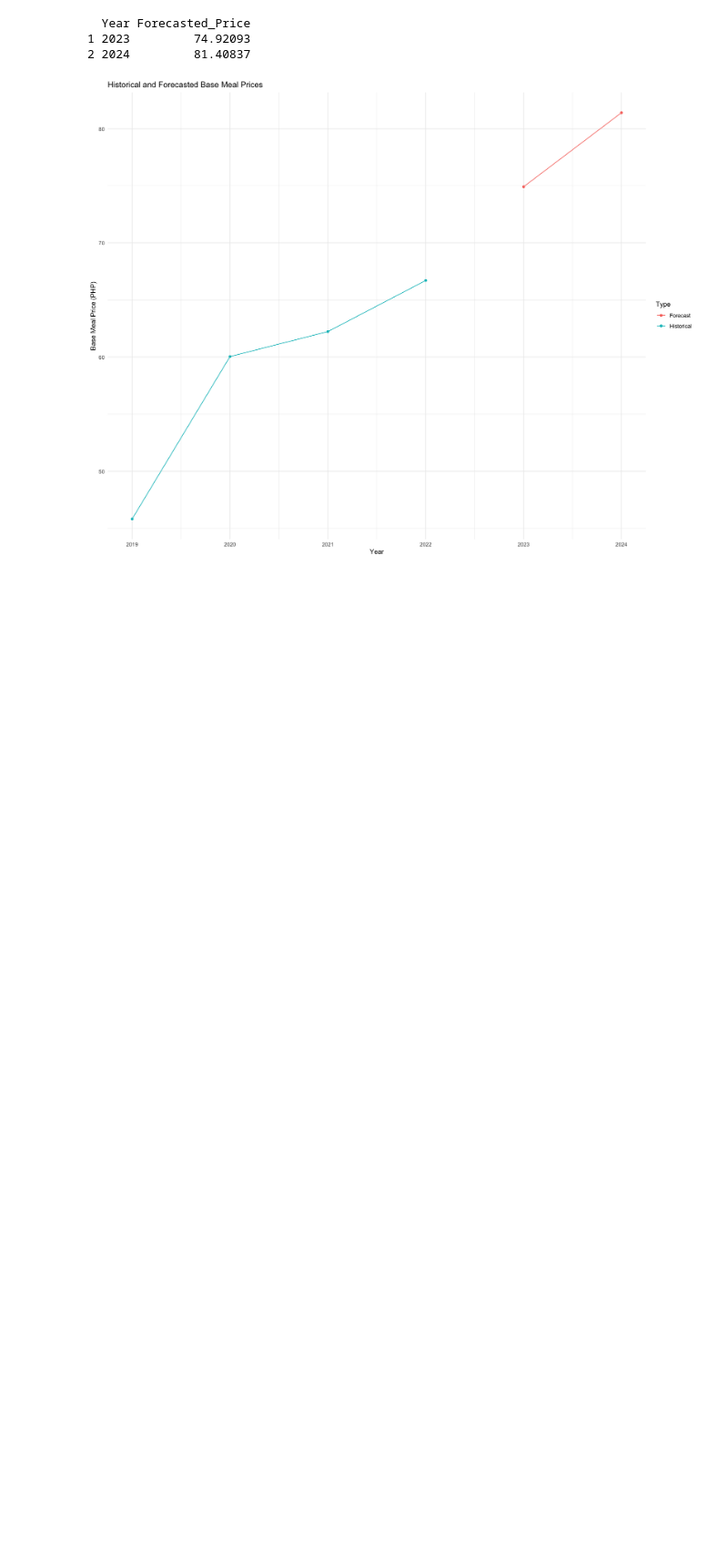
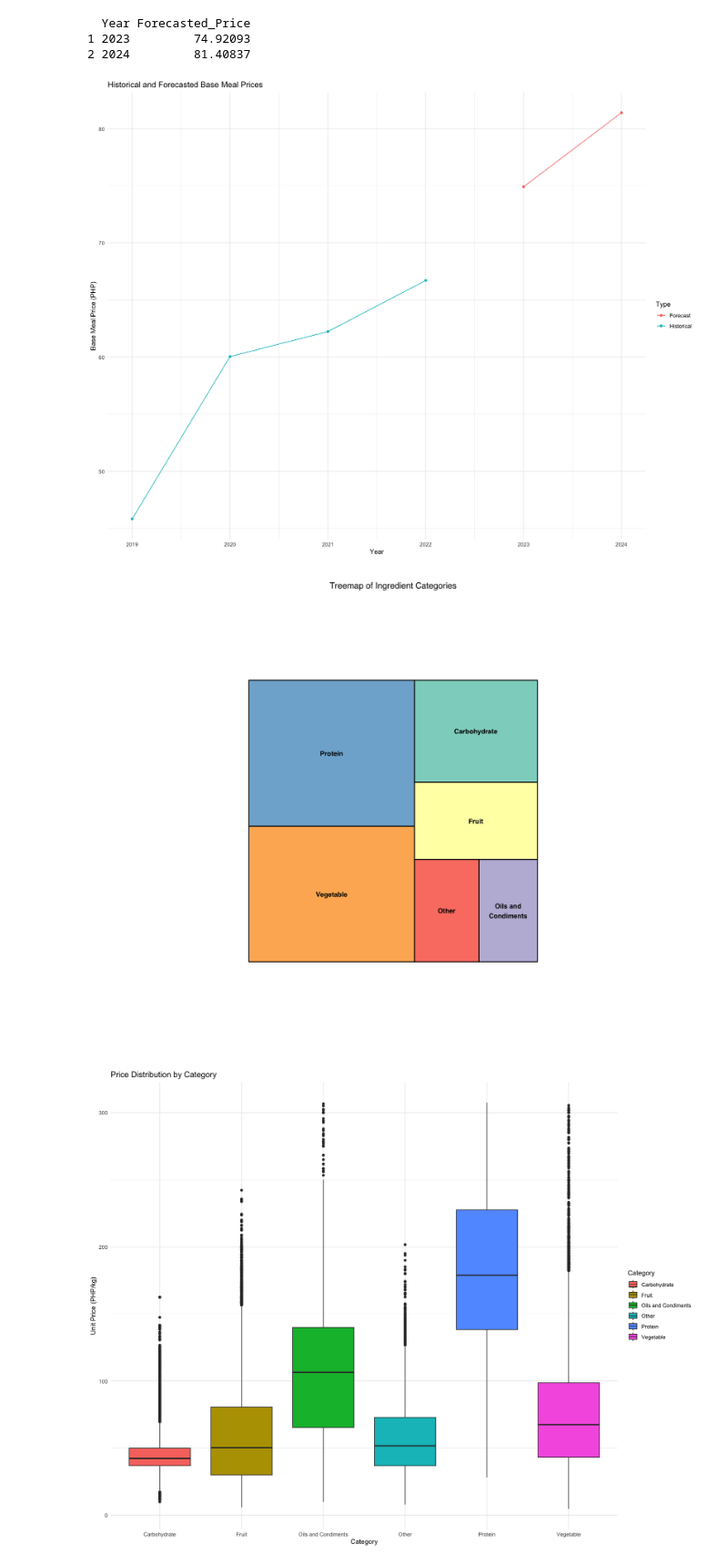
Before and after one commit to imperionite/insighted, a Jupyter notebook: DRAFT.ipynb, the cells around one changed output. Shown at 91% size. Drawn from its saved outputs; the diff is of its cells as text; code cells hidden in the pictures; blank space fills up the shorter version.

```diff
--- a/DRAFT.ipynb
+++ b/DRAFT.ipynb
@@ -523,3 +518,22 @@ ggplot(all_data, aes(x = Year, y = Base_Meal_Price, color = Type)) +
   theme_minimal()
 # %% [output]
 [figure]
+# %%
+# Treemap: Visual breakdown of ingredient categories
+category_size <- food_prices %>%
+  count(Category)
+
+treemap(category_size,
+        index = "Category",
+        vSize = "n",
+        title = "Treemap of Ingredient Categories",
+        palette = "Set3")
+
+# Boxplot: Price distribution by category
+ggplot(food_prices, aes(x = Category, y = UnitPrice_kg, fill = Category)) +
+  geom_boxplot() +
+  theme_minimal() +
+  labs(title = "Price Distribution by Category", x = "Category", y = "Unit Price (PHP/kg)")
+# %% [output]
+[figure, added]
+[figure, added]
```
Also changed, not shown: parts of 5 cells of this notebook, 8 other files.
